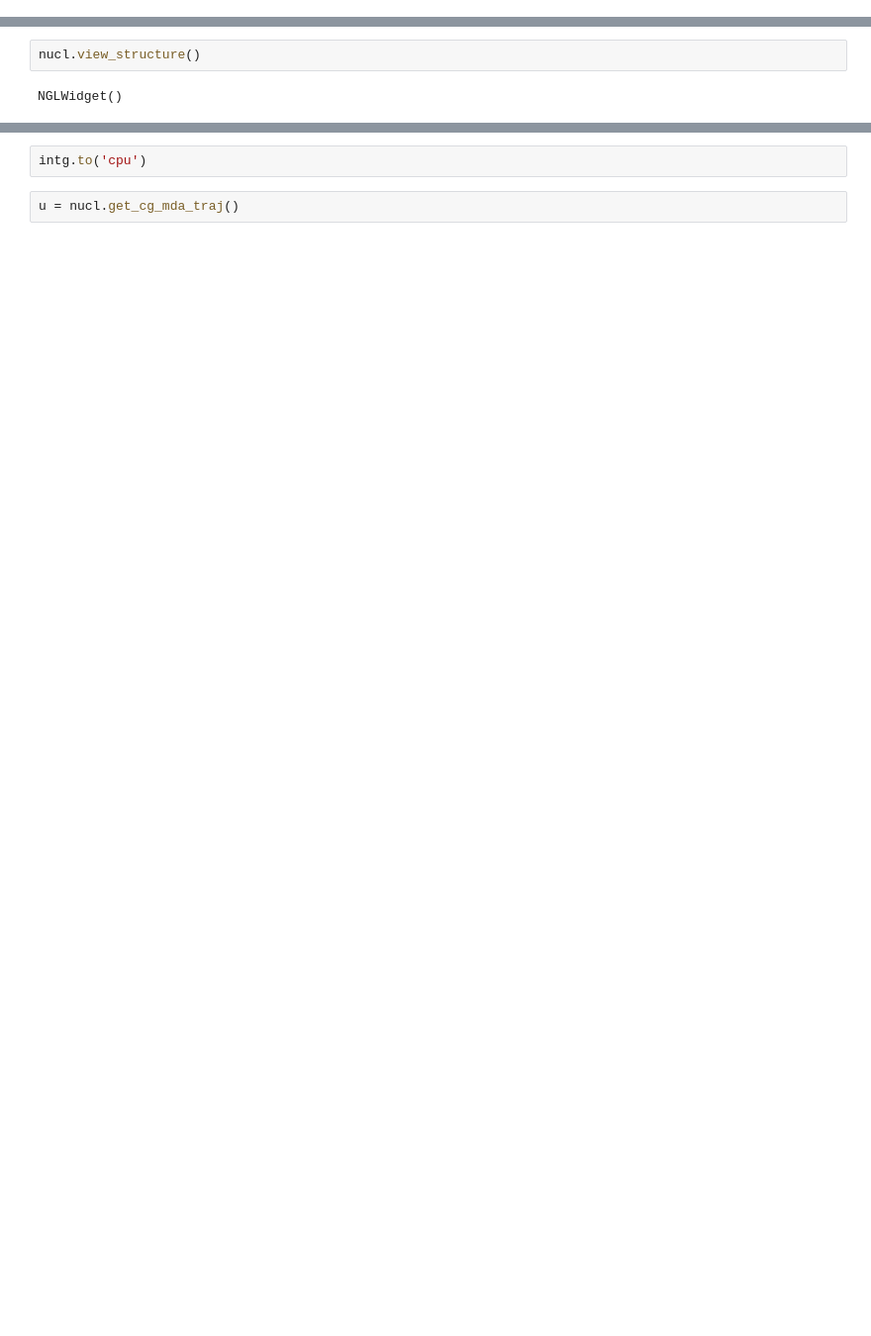
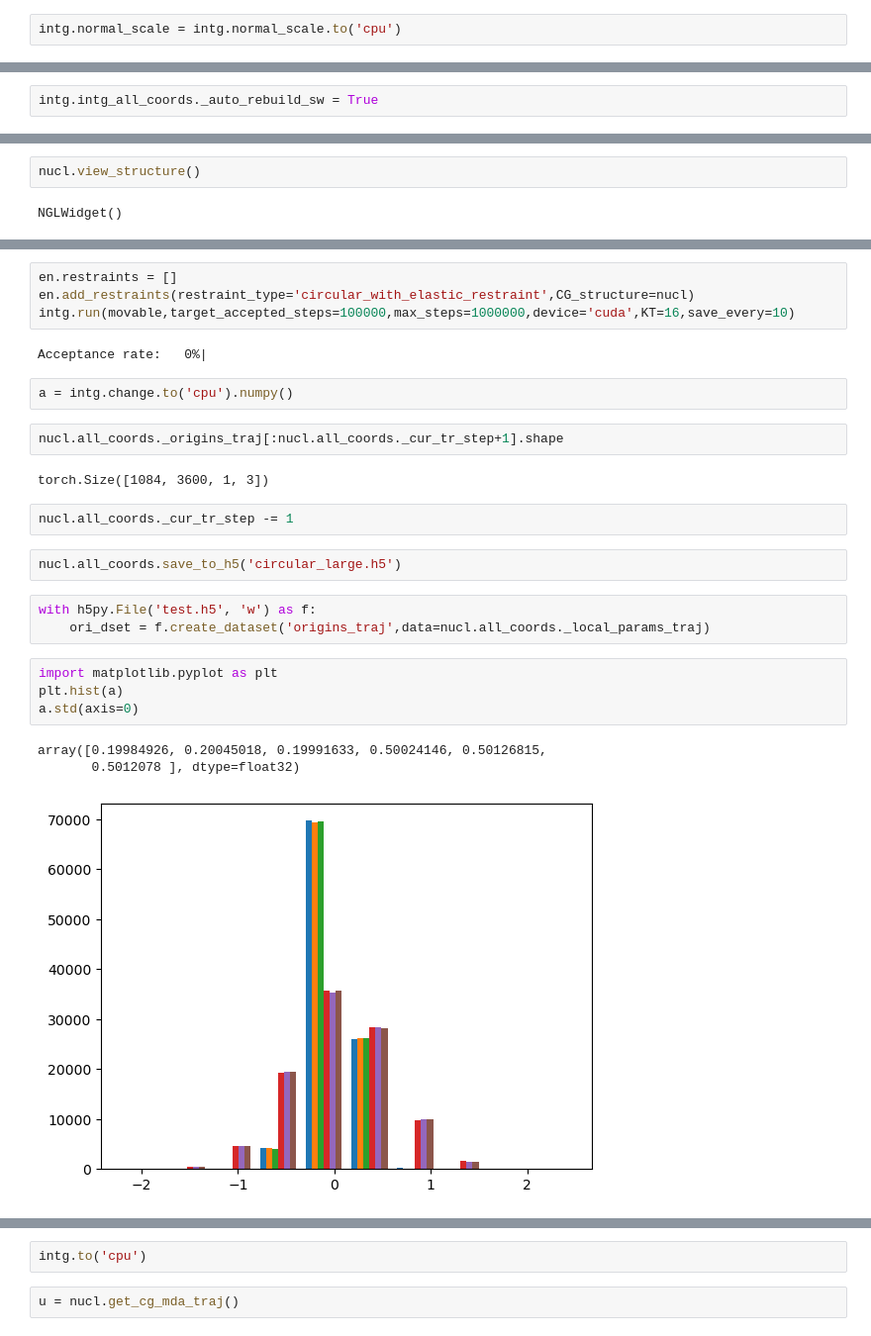
Before and after one commit to intbio/PyNAMod, a Jupyter notebook: tests.ipynb, the cells around one changed output, grey strips where cells are left out. Shown: that part at 99% size. Drawn from its saved outputs; the diff is of its cells as text; blank space fills up the shorter version.

```diff
--- a/tests.ipynb
+++ b/tests.ipynb
@@ -546,0 +569,2 @@ torch.Size([2, 1, 3])
+# %%
+intg.normal_scale = intg.normal_scale.to('cpu')
@@ -546,0 +590,2 @@ torch.Size([2, 1, 3])
+# %%
+intg.intg_all_coords._auto_rebuild_sw = True
@@ -620,0 +626,27 @@ cp._cur_tr_step = 0
+# %%
+en.restraints = []
+en.add_restraints(restraint_type='circular_with_elastic_restraint',CG_structure=nucl)
+intg.run(movable,target_accepted_steps=100000,max_steps=1000000,device='cuda',KT=16,save_every=10)
+# %% [output]
+Acceptance rate:   0%|
+# %%
+a = intg.change.to('cpu').numpy()
+# %%
+nucl.all_coords._origins_traj[:nucl.all_coords._cur_tr_step+1].shape
+# %% [output]
+torch.Size([1084, 3600, 1, 3])
+# %%
+nucl.all_coords._cur_tr_step -= 1
+# %%
+nucl.all_coords.save_to_h5('circular_large.h5')
+# %%
+with h5py.File('test.h5', 'w') as f:
+    ori_dset = f.create_dataset('origins_traj',data=nucl.all_coords._local_params_traj)
+# %%
+import matplotlib.pyplot as plt
+plt.hist(a)
+a.std(axis=0)
+# %% [output]
+array([0.19984926, 0.20045018, 0.19991633, 0.50024146, 0.50126815,
+       0.5012078 ], dtype=float32)
+[figure, added]
```
Also changed, not shown: parts of 114 cells of this notebook, 19 other files.
